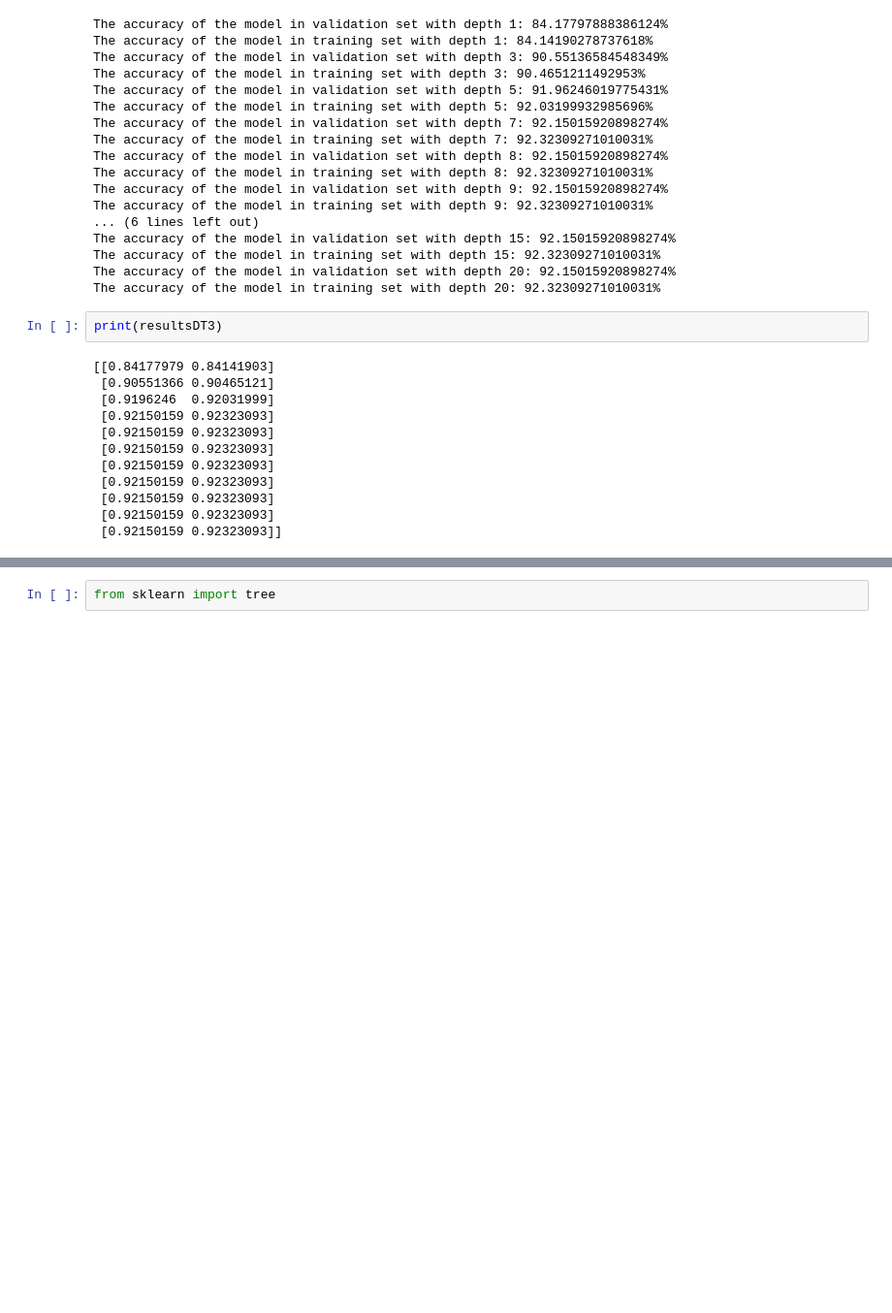
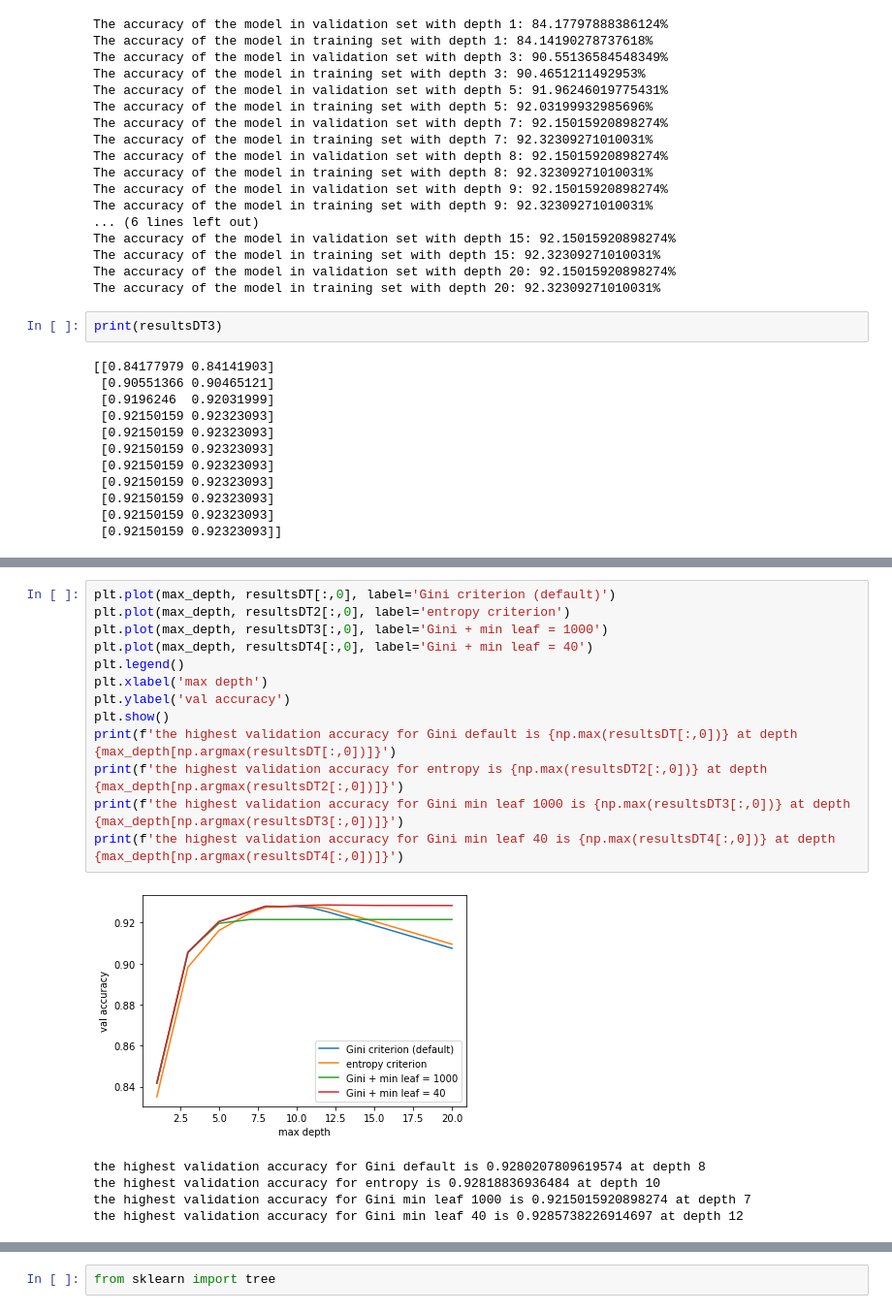
Before and after one commit to Tinaisha/ECON705-Project, a Jupyter notebook: mainPart1.ipynb, the cells around one changed output, grey strips where cells are left out. Shown at 97% size. Drawn from its saved outputs; the diff is of its cells as text; blank space fills up the shorter version.

Commit message:
update test results

```diff
--- a/mainPart1.ipynb
+++ b/mainPart1.ipynb
@@ -1951,0 +1962,19 @@ print(resultsDT4)
+# %%
+plt.plot(max_depth, resultsDT[:,0], label='Gini criterion (default)')
+plt.plot(max_depth, resultsDT2[:,0], label='entropy criterion')
+plt.plot(max_depth, resultsDT3[:,0], label='Gini + min leaf = 1000')
+plt.plot(max_depth, resultsDT4[:,0], label='Gini + min leaf = 40')
+plt.legend()
+plt.xlabel('max depth')
+plt.ylabel('val accuracy')
+plt.show()
+print(f'the highest validation accuracy for Gini default is {np.max(resultsDT[:,0])} at depth {max_depth[np.argmax(resultsDT[:,0])]}')
+print(f'the highest validation accuracy for entropy is {np.max(resultsDT2[:,0])} at depth {max_depth[np.argmax(resultsDT2[:,0])]}')
+print(f'the highest validation accuracy for Gini min leaf 1000 is {np.max(resultsDT3[:,0])} at depth {max_depth[np.argmax(resultsDT3[:,0])]}')
+print(f'the highest validation accuracy for Gini min leaf 40 is {np.max(resultsDT4[:,0])} at depth {max_depth[np.argmax(resultsDT4[:,0])]}')
+# %% [output]
+[figure, added]
+the highest validation accuracy for Gini default is 0.9280207809619574 at depth 8
+the highest validation accuracy for entropy is 0.92818836936484 at depth 10
+the highest validation accuracy for Gini min leaf 1000 is 0.9215015920898274 at depth 7
+the highest validation accuracy for Gini min leaf 40 is 0.9285738226914697 at depth 12
```
Also changed, not shown: parts of 19 cells of this notebook, 1 other file.
